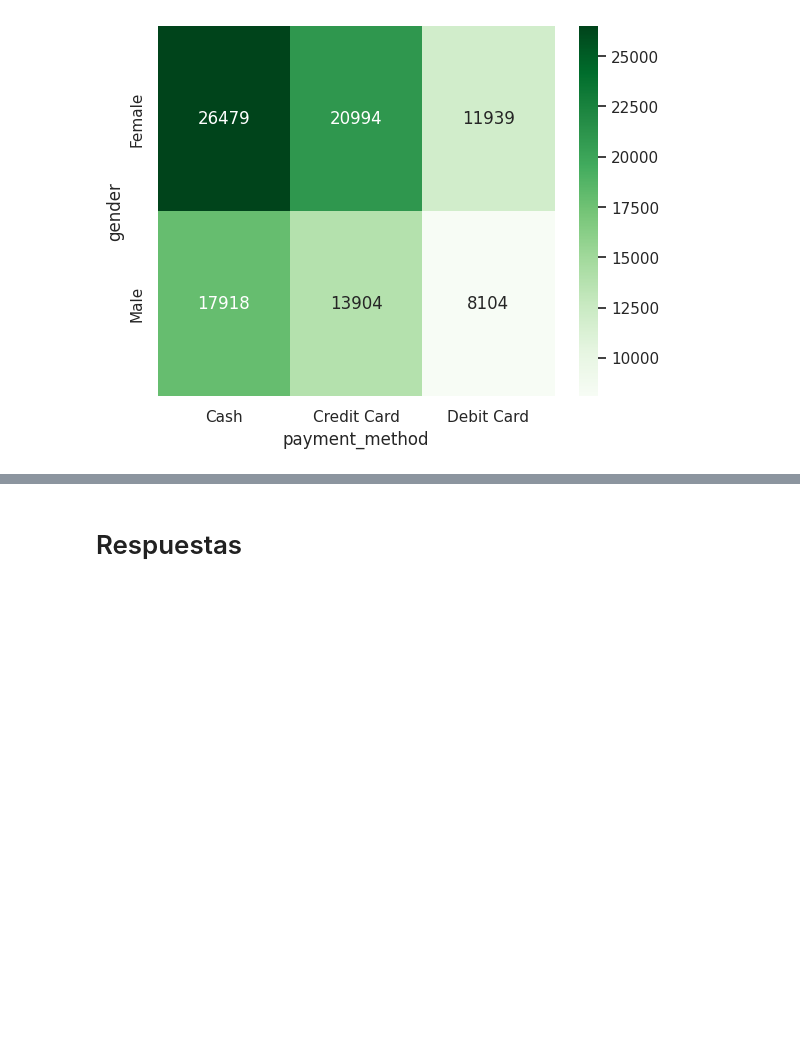
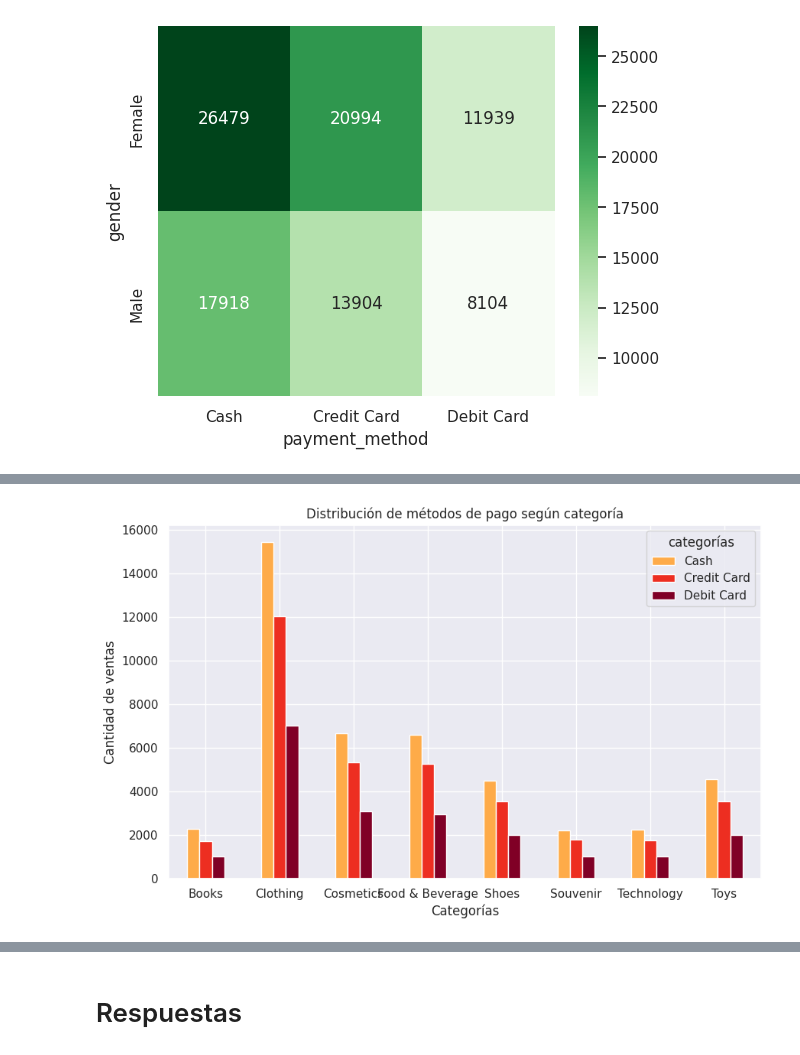
Before and after one commit to federico2018lc/InnovacionDatosProyectoFinal, a Jupyter notebook: analisis_datos_EDA.ipynb, the cells around one changed output, grey strips where cells are left out. Cells and saved outputs as stored; diff of their text form; code cells hidden in the pictures; blank space fills up the shorter version.

```diff
--- a/analisis_datos_EDA.ipynb
+++ b/analisis_datos_EDA.ipynb
@@ -760,0 +764,16 @@ plt.show()
+# %%
+# Tabla cruzada: filas = gender, columnas = payment_method
+tabla = pd.crosstab(df['category'], df['payment_method'],)
+
+# Gráfico de barras agrupadas
+paleta = plt.cm.YlOrRd(np.linspace(0.4, 1, len(tabla.columns)))
+tabla.plot(kind='bar', figsize=(10,6), color=paleta)
+plt.title('Distribución de métodos de pago según categoría')
+plt.xlabel('Categorías')
+plt.ylabel('Cantidad de ventas')
+plt.xticks(rotation=0)
+plt.legend(title='categorías')
+
+plt.show()
+# %% [output]
+[figure, added]
```
Also changed, not shown: parts of 37 cells of this notebook.
